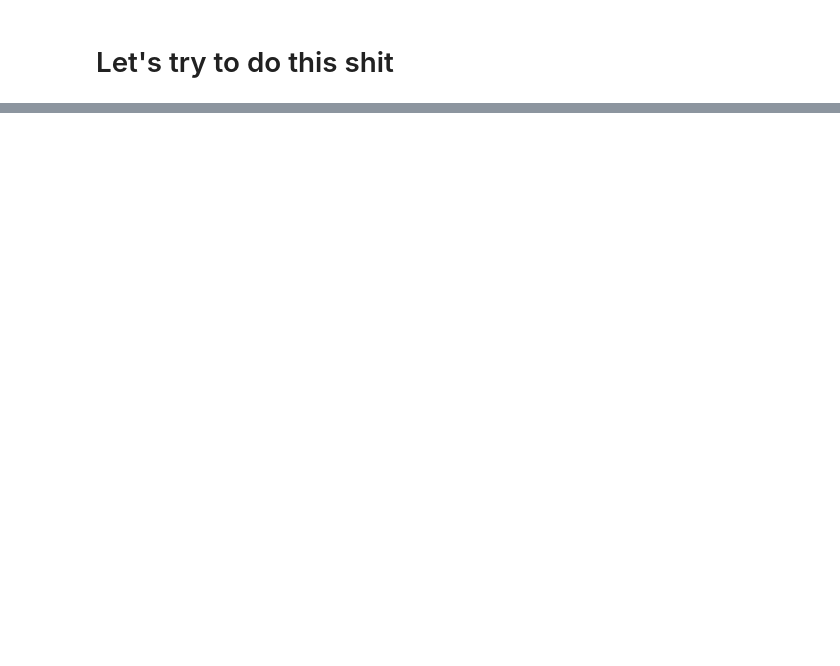
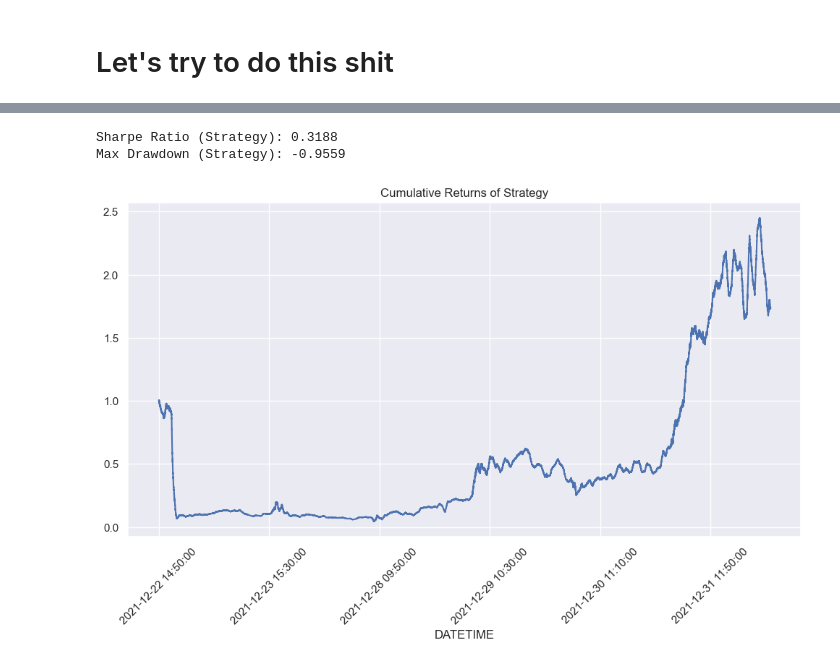
Before and after one commit to arthurdhonneur7/ML_finance_project, a Jupyter notebook: workspaces/arthur.ipynb, the cells around one changed output, grey strips where cells are left out. Drawn from its saved outputs; the diff is of its cells as text; code cells hidden in the pictures; blank space fills up the shorter version.

```diff
--- a/workspaces/arthur.ipynb
+++ b/workspaces/arthur.ipynb
@@ -79,0 +67,6 @@ ZYXI
+# %%
+columns = [col for col in df.columns if not col.startswith(('zscore', 'ema')) and not col in ['DATE_FORMATTED', 'DATE', 'TIME', 'MID_OPEN']]
+
+df = df[columns].sort_values(by='DATETIME').dropna()
+
+df.head()
@@ -79,0 +110,12 @@ ZYXI
+# %%
+non_feature_cols = ['SYMBOL', 'MID_OPEN', 'DATETIME', 'DAY_OF_THE_WEEK', 'HOUR_OF_DAY', 'TARGET', 'LOG_RETURN', 'NEXT_LOG_RETURN', 'NEXT_DIRECTION']  # adjust as needed
+feature_cols = [col for col in df.columns if col not in non_feature_cols]
+
+
+train_df, test_df = time_split(df, train_ratio=0.7)
+
+stats = compute_groupwise_stats(train_df, group_col='SYMBOL', feature_cols=feature_cols)
+
+
+train_df = apply_groupwise_standardization(train_df, stats, group_col='SYMBOL', feature_cols=feature_cols)
+test_df = apply_groupwise_standardization(test_df, stats, group_col='SYMBOL', feature_cols=feature_cols)
@@ -79,0 +220,11 @@ ZYXI
+# %%
+print(f"Sharpe Ratio (Strategy): {sharpe_ratio_strategy:.4f}")
+print(f"Max Drawdown (Strategy): {max_drawdown_strategy:.4f}")
+
+result_df['cumprod_strategy'].plot(figsize=(12, 6), title='Cumulative Returns of Strategy', grid=True)
+plt.xticks(rotation=45)
+plt.show()
+# %% [output]
+Sharpe Ratio (Strategy): 0.3188
+Max Drawdown (Strategy): -0.9559
+[figure, added]
```
Also changed, not shown: parts of 16 cells of this notebook.
